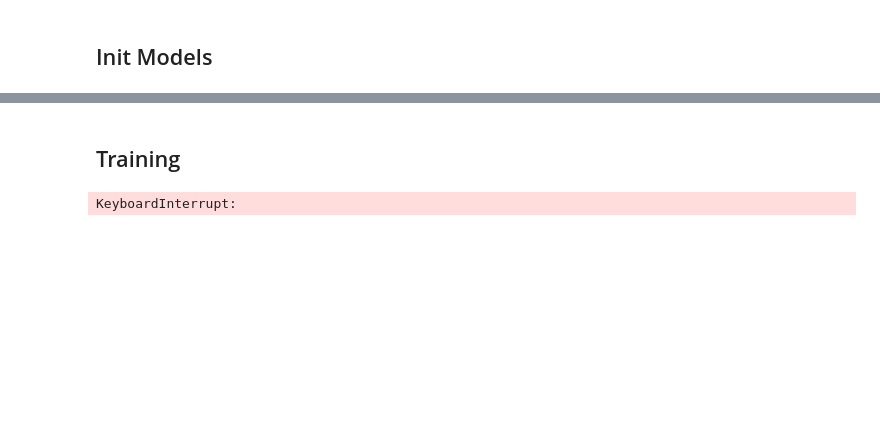
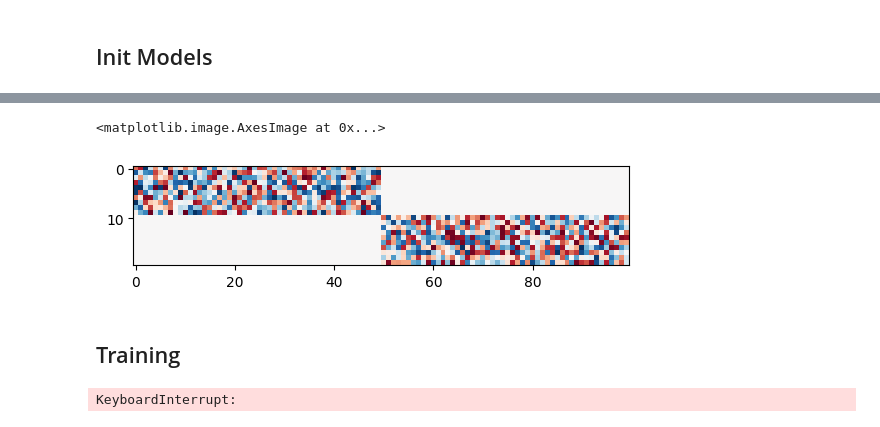
Before and after one commit to GabrielBena/specialization-dynamics, a Jupyter notebook: examples/simple_code.ipynb, the cells around one changed output, grey strips where cells are left out. Saved outputs shown, nothing was run; the diff lists cells and outputs as text; code cells hidden in the pictures; blank space fills up the shorter version.

```diff
--- a/examples/simple_code.ipynb
+++ b/examples/simple_code.ipynb
@@ -193 +164,9 @@ models, optimizers = list(zip(*[init_model(config) for config in all_configs]))
+# %%
+for config in general_training_results["config"]:
+    model, optimizer = init_model(config, device)
+
+    general_training_results.setdefault("model", []).append(model)
+    general_training_results.setdefault("optimizer", []).append(optimizer)
+# %%
+general_training_results = pd.DataFrame.from_dict(general_training_results)
 # %%
@@ -242,3 +231,8 @@ if False :
+# %%
+plt.imshow(model.readout[1].weight.data.cpu().numpy(), vmin=-0.1, vmax=0.1, cmap="RdBu")
+# %% [output]
+<matplotlib.image.AxesImage at 0x...>
+[figure, added]
 # %% [markdown]
 ## Training
 # %%
```
Also changed, not shown: parts of 35 cells of this notebook, 4 other files.
